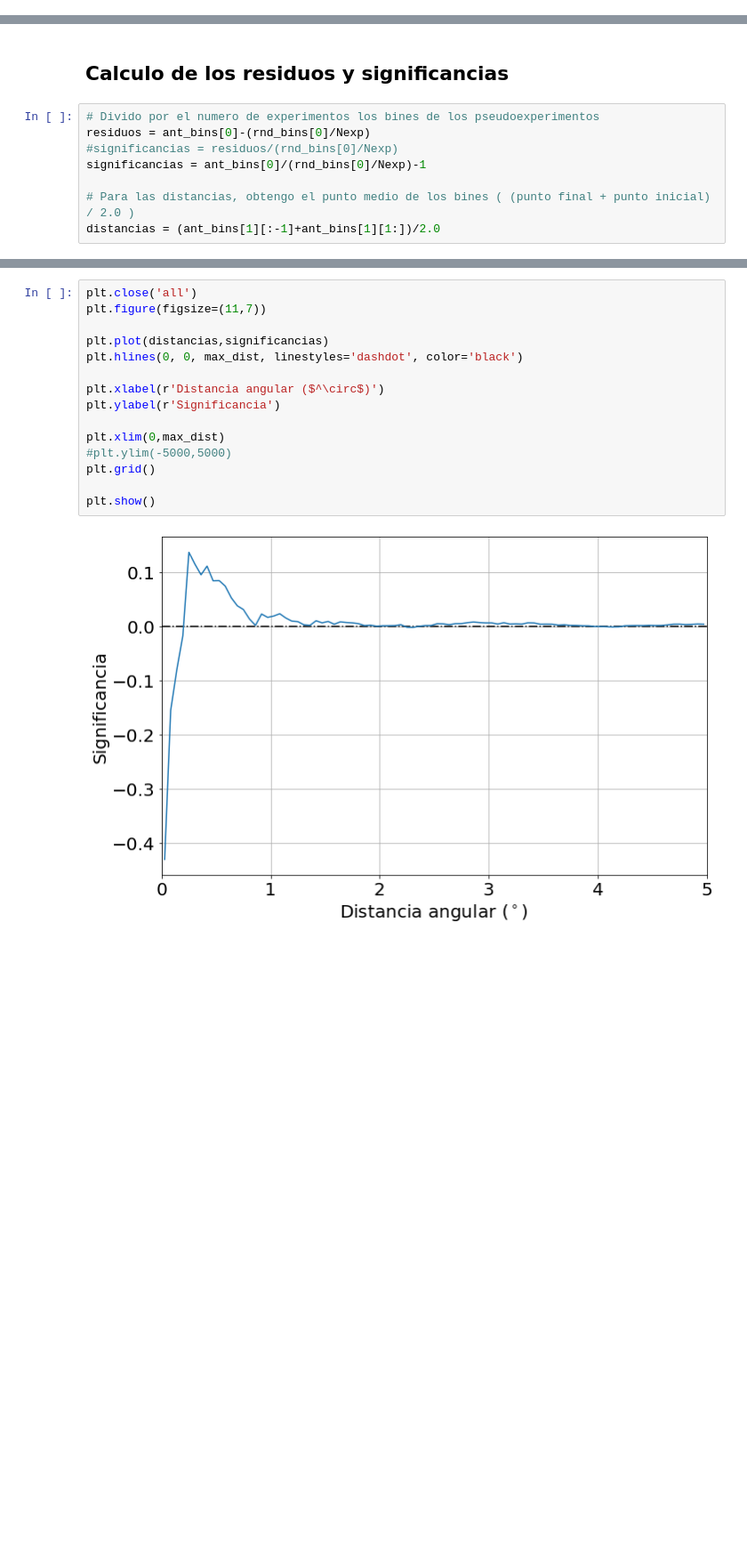
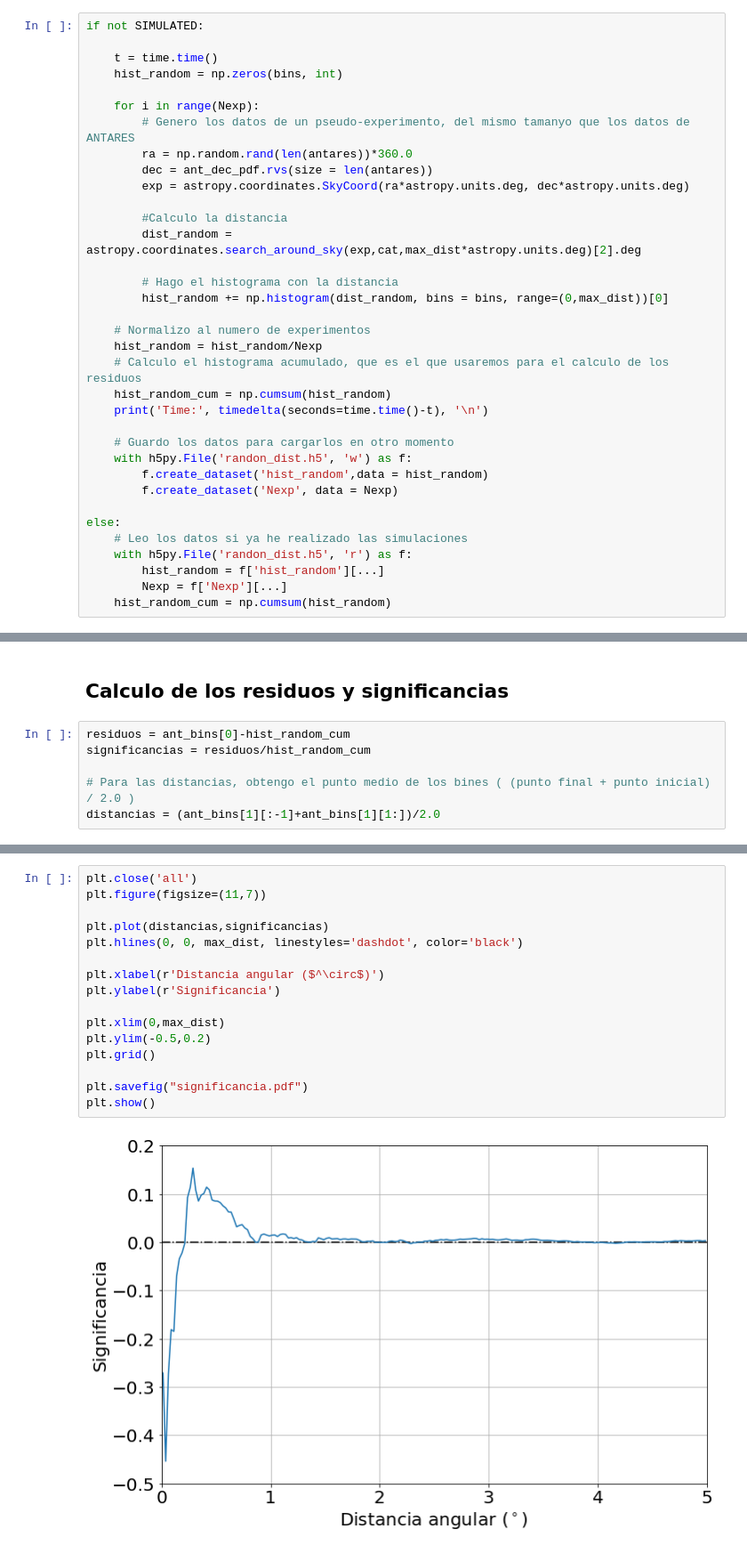
Before and after one commit to jgarmen-upv/estancia, a Jupyter notebook: estancia.ipynb, the cells around one changed output, grey strips where cells are left out. Shown at 89% size. Saved outputs shown, nothing was run; the diff lists cells and outputs as text; blank space fills up the shorter version.

```diff
--- a/estancia.ipynb
+++ b/estancia.ipynb
@@ -353 +371,36 @@ for _ in range(Nexp):
+# %%
+if not SIMULATED:
+
+    t = time.time()
+    hist_random = np.zeros(bins, int)
+
+    for i in range(Nexp):
+        # Genero los datos de un pseudo-experimento, del mismo tamanyo que los datos de ANTARES
+        ra = np.random.rand(len(antares))*360.0
+        dec = ant_dec_pdf.rvs(size = len(antares))
+        exp = astropy.coordinates.SkyCoord(ra*astropy.units.deg, dec*astropy.units.deg)
+
+        #Calculo la distancia
+        dist_random = astropy.coordinates.search_around_sky(exp,cat,max_dist*astropy.units.deg)[2].deg
+
+        # Hago el histograma con la distancia
+        hist_random += np.histogram(dist_random, bins = bins, range=(0,max_dist))[0]
+
+    # Normalizo al numero de experimentos
+    hist_random = hist_random/Nexp
+    # Calculo el histograma acumulado, que es el que usaremos para el calculo de los residuos
+    hist_random_cum = np.cumsum(hist_random)
+    print('Time:', timedelta(seconds=time.time()-t), '\n')
+
+    # Guardo los datos para cargarlos en otro momento
+    with h5py.File('randon_dist.h5', 'w') as f:
+        f.create_dataset('hist_random',data = hist_random)
+        f.create_dataset('Nexp', data = Nexp)
+
+else:
+    # Leo los datos si ya he realizado las simulaciones
+    with h5py.File('randon_dist.h5', 'r') as f:
+        hist_random = f['hist_random'][...]
+        Nexp = f['Nexp'][...]
+    hist_random_cum = np.cumsum(hist_random)
 # %% [markdown]
@@ -435,10 +474,8 @@ plt.show()
 # %% [markdown]
 ## Calculo de los residuos y significancias
 # %%
-# Divido por el numero de experimentos los bines de los pseudoexperimentos
-residuos = ant_bins[0]-(rnd_bins[0]/Nexp)
-#significancias = residuos/(rnd_bins[0]/Nexp)
-significancias = ant_bins[0]/(rnd_bins[0]/Nexp)-1
+residuos = ant_bins[0]-hist_random_cum
+significancias = residuos/hist_random_cum
 
 # Para las distancias, obtengo el punto medio de los bines ( (punto final + punto inicial) / 2.0 )
 distancias = (ant_bins[1][:-1]+ant_bins[1][1:])/2.0
@@ -464,17 +506,18 @@ plt.show()
 # %%
 plt.close('all')
 plt.figure(figsize=(11,7))
 
 plt.plot(distancias,significancias)
 plt.hlines(0, 0, max_dist, linestyles='dashdot', color='black')
 
 plt.xlabel(r'Distancia angular ($^\circ$)')
 plt.ylabel(r'Significancia')
 
 plt.xlim(0,max_dist)
-#plt.ylim(-5000,5000)
+plt.ylim(-0.5,0.2)
 plt.grid()
 
+plt.savefig("significancia.pdf")
 plt.show()
 # %% [output]
-[figure, old version]
+[figure, new version]
```
Also changed, not shown: parts of 58 cells of this notebook.
